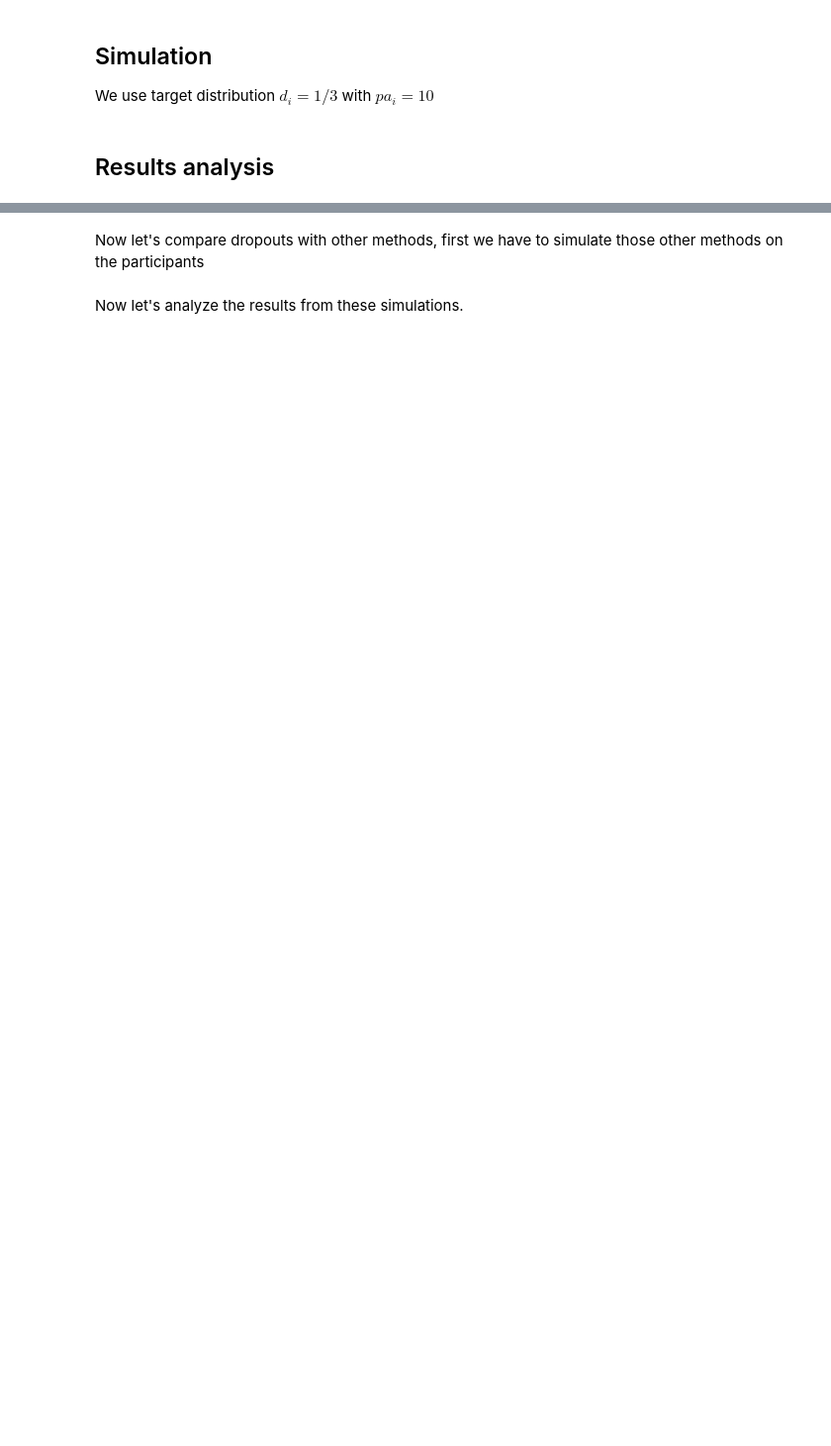
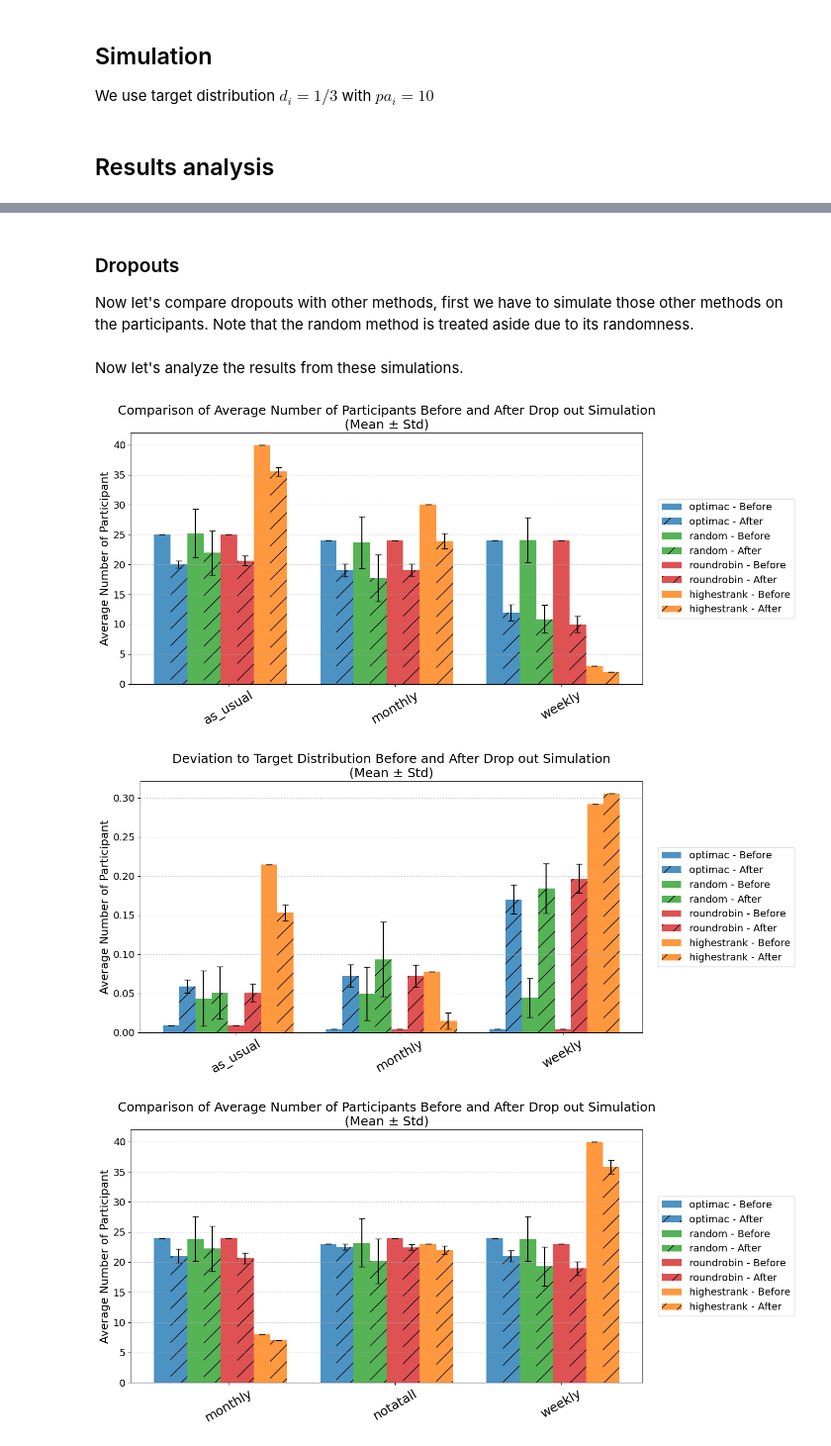
Before and after one commit to novincent/OptimacForm, a Jupyter notebook: simulation/simulationfile.ipynb, the cells around one changed output, grey strips where cells are left out. Shown at 99% size. Drawn from its saved outputs; the diff is of its cells as text; code cells hidden in the pictures; blank space fills up the shorter version.

Commit message:
Comparison plotted

```diff
--- a/simulation/simulationfile.ipynb
+++ b/simulation/simulationfile.ipynb
@@ -25,5 +17,5 @@ f1
 # %%
-action_names = [["weekly","monthly","as_usual"],["weekly","monthly","notatall"]]
+action_names = [["as_usual","monthly","weekly"],["monthly","notatall","weekly"]]
 participants = [[],[]]
 
 extract_data = lambda df :list(df.groupby("n")["motivation"].apply(list).items())
@@ -32,7 +24,9 @@ id_and_motivation_lists = [extract_data(f0), extract_data(f1)]
 
 for scenario in range (2):
     for (id_number,motivationlist) in id_and_motivation_lists[scenario]:
-        motiv_dict = {k:v for (k,v) in zip(action_names[scenario],motivationlist)}
+        motiv_dict = {k:v for (k,v) in zip(action_names[scenario][::-1],motivationlist)}
         participants[scenario].append(Participant(id_number,motiv_dict).to_dict())
 
 part_dfs = [pan.DataFrame(participants[scenario]) for scenario in range(2)]
+
+part_dfs[0]
@@ -43,11 +51,12 @@ We use target distribution $d_i = 1/3$ with $pa_i = 10$
 # %%
 from Optimac import allocate_actions_to_participants
 
-d = 1/3
+d = [1/2,1/4,1/4]
+d = [1/3,1/3,1/3]
 pa = 10
 
-simulate_scenario = lambda scenario : allocate_actions_to_participants(part_dfs[scenario],{ac : {"target": d, "current":0,"minimum" :pa}for ac in action_names[scenario]})
+simulate_scenario = lambda scenario : allocate_actions_to_participants(part_dfs[scenario],{ac : {"target": d[idx], "current":0,"minimum" :pa}for idx,ac in enumerate(action_names[scenario])})
 
-results = [simulate_scenario(i) for i in range(2)]
+#results = [simulate_scenario(i) for i in range(2)]
 # %% [markdown]
 ## Results analysis
@@ -105,3 +63,4 @@ for scenario in range(len(mean_distributions)):
 # %% [markdown]
-Now let's compare dropouts with other methods, first we have to simulate those other methods on the participants
+### Dropouts
+Now let's compare dropouts with other methods, first we have to simulate those other methods on the participants. Note that the random method is treated aside due to its randomness.
 # %%
@@ -158,9 +145,18 @@ compute_stats(0)
 Now let's analyze the results from these simulations.
 # %%
 methods = ["optimac","random","roundrobin","highestrank"]
+method_colors = {
+    "optimac": "#1f77b4",
+    "highestrank": "#ff7f0e",
+    "random": "#2ca02c",
+    "roundrobin": "#d62728"
+}
+hatch_before = ""
+hatch_after = "/"
 
-for scenario in range(2):
 # --- Plotting ---
+def plotting_ba_bars(stats_before,stats_after,title):
+    #Function generating before/after dropout simulation bar plots
     categories = action_names[scenario]
     x = np.arange(len(categories))
     total_width = 0.8
@@ -169,31 +165,40 @@ for scenario in range(2):
 
     fig, ax = plt.subplots(figsize=(14, 7))
 
     for idx, method in enumerate(methods):
         mean_before, std_before = stats_before[method]
         mean_after, std_after = stats_after[method]
 
         offsets = x + (idx - n_methods / 2) * 2 * bar_width + bar_width / 2
         color = method_colors[method]
 
         # Before bars
         ax.bar(offsets - bar_width / 2, mean_before, bar_width, yerr=std_before,
             label=f'{method} - Before', capsize=4, color=color, hatch=hatch_before, alpha=0.8)
 
         # After bars
         ax.bar(offsets + bar_width / 2, mean_after, bar_width, yerr=std_after,
             label=f'{method} - After', capsize=4, color=color, hatch=hatch_after, alpha=0.8)
 
     # --- Formatting with larger fonts ---
     ax.set_xticks(x)
     ax.set_xticklabels(categories, rotation=30, fontsize=18)
     ax.set_ylabel("Average Number of Participant", fontsize=16)
-    ax.set_title("Comparison of Average Number of Participants Before and After Drop out Simulation\n(Mean ± Std)", fontsize=18)
+    ax.set_title(title, fontsize=18)
     ax.tick_params(axis='y', labelsize=14)
     ax.grid(axis='y', linestyle='--', alpha=0.5)
 
     # Legend with bigger font
     ax.legend(loc='center left', bbox_to_anchor=(1.02, 0.5), fontsize=14)
 
     plt.tight_layout(rect=[0, 0.05, 1, 1])
     plt.show()
+
+for scenario in range(2):
+    stats_before,stats_after,dev_before,dev_after = compute_stats(scenario)
+    plotting_ba_bars(stats_before, stats_after,"Comparison of Average Number of Participants Before and After Drop out Simulation\n(Mean ± Std)")
+    plotting_ba_bars(dev_before,dev_after,"Deviation to Target Distribution Before and After Drop out Simulation\n(Mean ± Std)")
+# %% [output]
+[figure, added]
+[figure, added]
+[figure, added]
```
Also changed, not shown: parts of 7 cells of this notebook, 1 other file.
